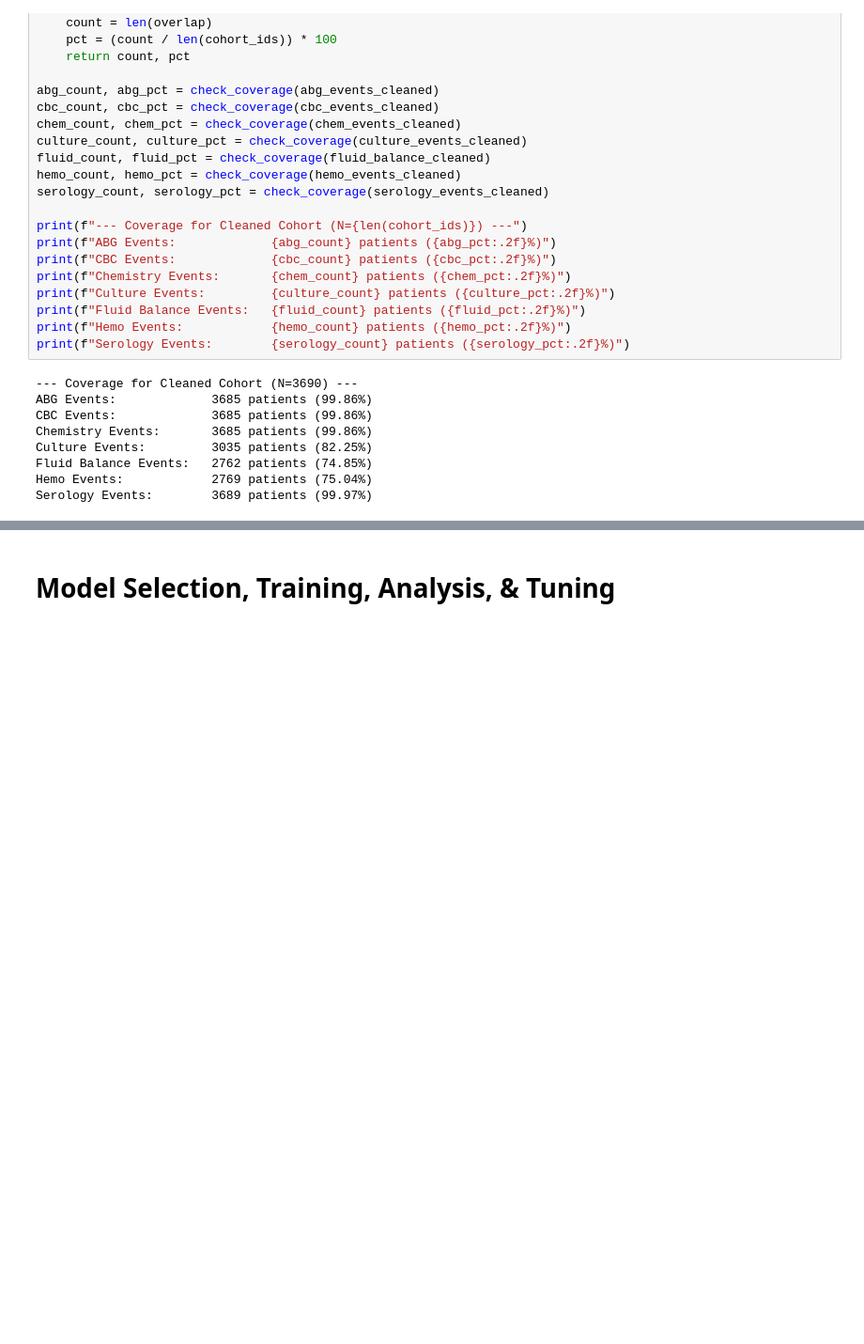
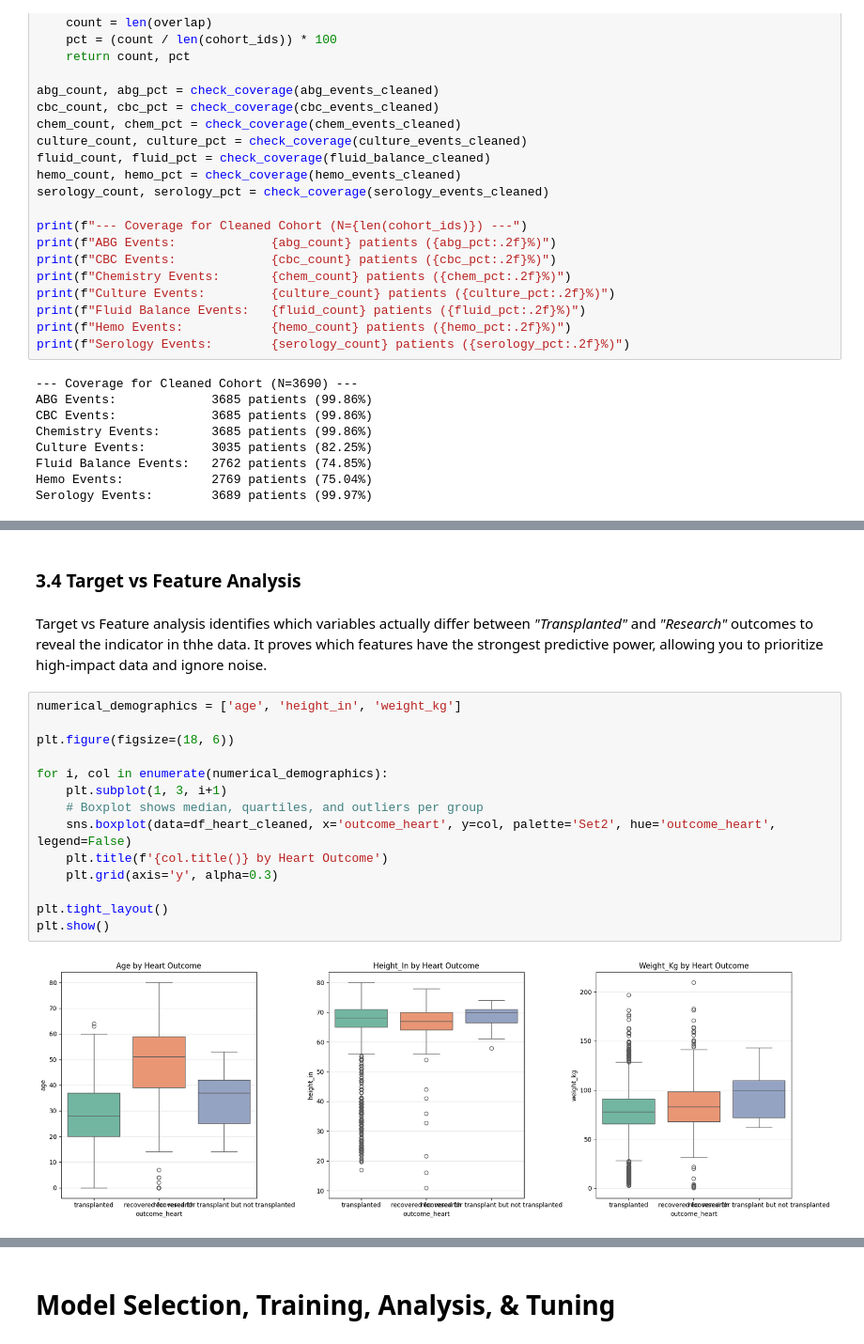
Before and after one commit to lonebono/STINTSY-MCO, a Jupyter notebook: STINTSY-MCO-Group 9.ipynb, the cells around one changed output, grey strips where cells are left out. Shown at 94% size. Saved outputs shown, nothing was run; the diff lists cells and outputs as text; blank space fills up the shorter version.

```diff
--- a/STINTSY-MCO-Group 9.ipynb
+++ b/STINTSY-MCO-Group 9.ipynb
@@ -599,0 +748,20 @@ Serology Events:        3689 patients (99.97%)
+# %% [markdown]
+### 3.4 Target vs Feature Analysis
+# %% [markdown]
+Target vs Feature analysis identifies which variables actually differ between *"Transplanted"* and *"Research"* outcomes to reveal the indicator in thhe data. It proves which features have the strongest predictive power, allowing you to prioritize high-impact data and ignore noise.
+# %%
+numerical_demographics = ['age', 'height_in', 'weight_kg']
+
+plt.figure(figsize=(18, 6))
+
+for i, col in enumerate(numerical_demographics):
+    plt.subplot(1, 3, i+1)
+    # Boxplot shows median, quartiles, and outliers per group
+    sns.boxplot(data=df_heart_cleaned, x='outcome_heart', y=col, palette='Set2', hue='outcome_heart', legend=False)
+    plt.title(f'{col.title()} by Heart Outcome')
+    plt.grid(axis='y', alpha=0.3)
+
+plt.tight_layout()
+plt.show()
+# %% [output]
+[figure, added]
```
Also changed, not shown: parts of 19 cells of this notebook, 2 other files.
